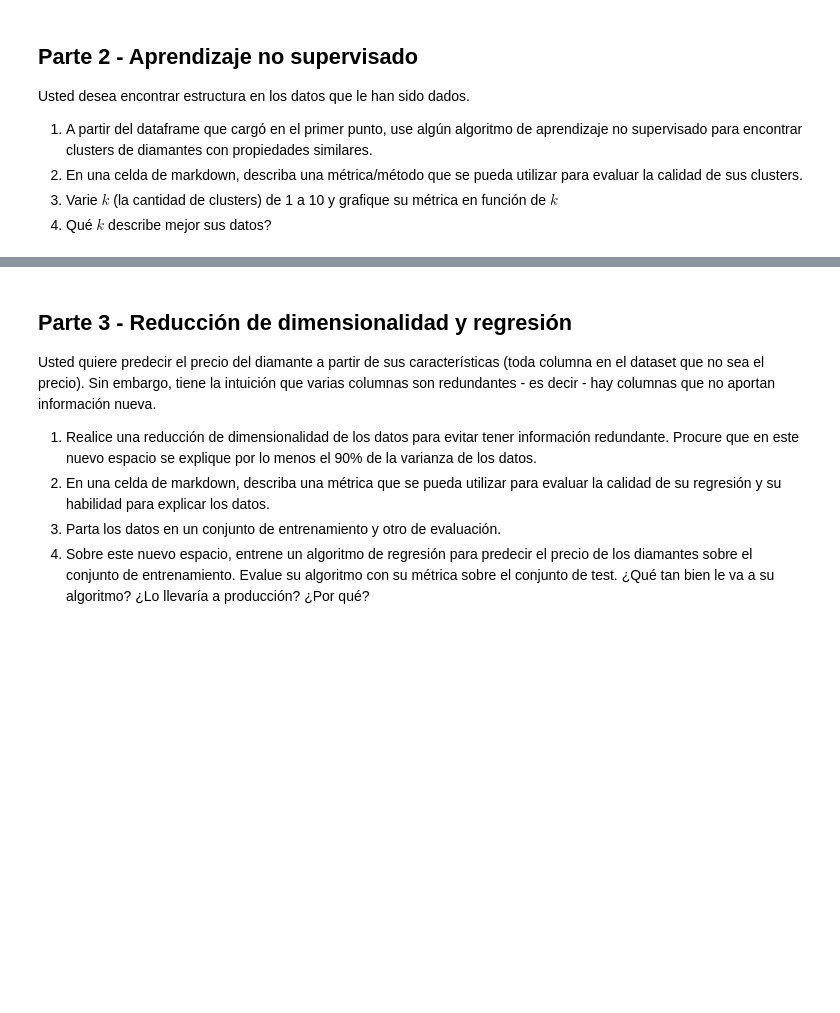
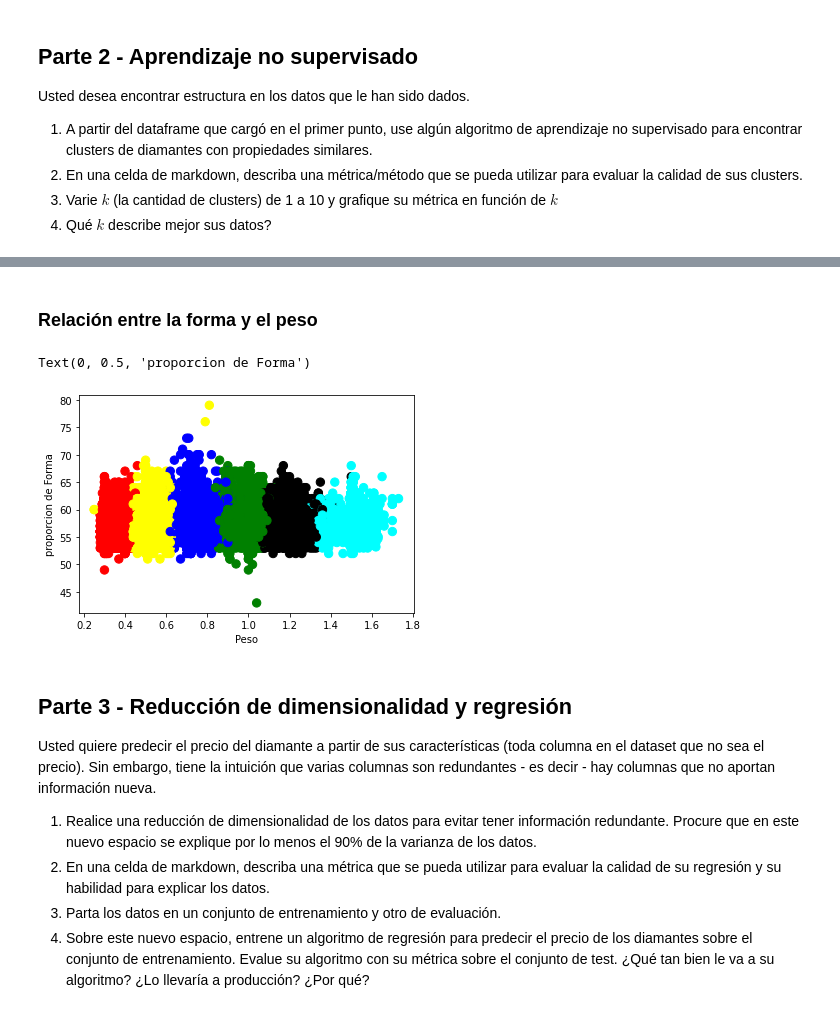
Before and after one commit to jomen93/PruebaCientificoDeDatos, a Jupyter notebook: Prueba.ipynb, the cells around one changed output, grey strips where cells are left out. Saved outputs shown, nothing was run; the diff lists cells and outputs as text; code cells hidden in the pictures; blank space fills up the shorter version.

```diff
--- a/Prueba.ipynb
+++ b/Prueba.ipynb
@@ -405,3 +439,16 @@ Text(0, 0.5, 'Peso')
+# %% [markdown]
+### Relación entre la forma y el peso
+# %%
+f1 = data['carat'].values
+f2 = data['table'].values
+
+plt.scatter(f1, f2, c=asignar, s=70)
+# plt.scatter(centroids[:, 0], centroids[:, 1], marker='*', c=colors, s=100)
+plt.xlabel("Peso")
+plt.ylabel("proporcion de Forma")
+# %% [output]
+Text(0, 0.5, 'proporcion de Forma')
+[figure, added]
 # %% [markdown]
 ## Parte 3 - Reducción de dimensionalidad y regresión
 
```
Also changed, not shown: parts of 18 cells of this notebook.
